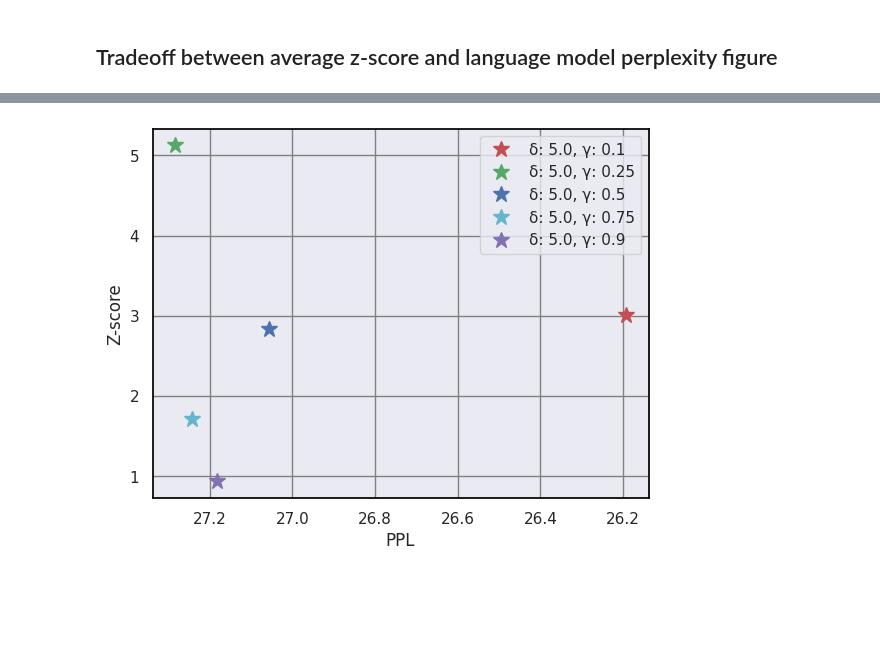
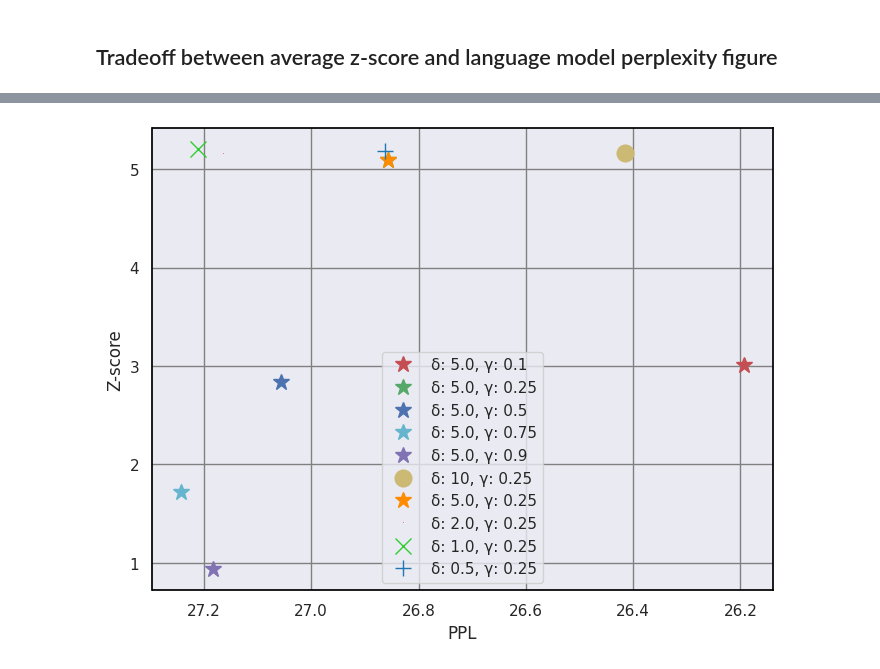
Before and after one commit to pouya-parsa/watermark_language_models, a Jupyter notebook: watermark_for_LLM.ipynb, the cells around one changed output, grey strips where cells are left out. Saved outputs shown, nothing was run; the diff lists cells and outputs as text; code cells hidden in the pictures; blank space fills up the shorter version.

```diff
--- a/watermark_for_LLM.ipynb
+++ b/watermark_for_LLM.ipynb
@@ -168,3 +147,6 @@ delta_values = [5.0]
+# %%
+gamma_values = [0.25]
+delta_values = [10, 5.0, 2.0, 1.0, 0.5]
 # %%
 from collections import defaultdict
 
@@ -189,7 +171,7 @@ def log_fit(x, y):
   y_fit = log_func(x, popt[0], popt[1])
   return y_fit
 # %%
-fig, ax = plt.subplots()
+# fig, ax = plt.subplots()
 i = 0
 colors = ['r', 'g', 'b', 'c', 'm', 'y', 'darkorange', 'hotpink', 'limegreen']
 for gamma in gamma_values:
@@ -211,7 +193,7 @@ for gamma in gamma_values:
     x = np.array(list(data_points.keys()))
     y = np.array(list(data_points.values()))
     y_log = log_fit(x, y)
-    ax.plot(data_points.keys(), y_log, label=f'δ: {delta}, γ: {gamma}', c=colors[i], antialiased=True)
+    plt.plot(data_points.keys(), y_log, label=f'δ: {delta}, γ: {gamma}', c=colors[i], antialiased=True)
     i += 1
 
 plt.xlabel("T")
@@ -235,5 +217,10 @@ gamma is 0.9 and delta is 5.0
 ## Tradeoff between average z-score and language model perplexity figure
 # %%
 from utils import get_perplexity
+# %%
+delta_gamma = [
+    (5.0, 0.1), (5.0, 0.25), (5.0, 0.5), (5.0, 0.75), (5.0, 0.9),
+    (10, 0.25), (5.0, 0.25), (2.0, 0.25), (1.0, 0.25), (0.5, 0.25)
+]
 # %%
 info = {}
@@ -267,19 +262,30 @@ gamma is 0.9 and delta is 5.0
+# %%
+import pickle
+with open("info.pickle", "wb") as f:
+  pickle.dump(info, f)
 # %%
 i = 0
-colors = ['r', 'g', 'b', 'c', 'm', 'y', 'darkorange', 'hotpink', 'limegreen']
-fig, ax = plt.subplots()
-for gamma in gamma_values:
-    for delta in delta_values:
+colors = ['r', 'g', 'b', 'c', 'm', 'y', 'darkorange', 'hotpink', 'limegreen', '#1f77b4']
+symbol = {
+    "10": "o",
+    "5.0": "r*",
+    "2.0": ",",
+    "1.0": "x",
+    "0.5": "+"
+}
+fig, ax = plt.subplots(figsize=(8,6))
+for (delta, gamma) in delta_gamma:
       data = info[f"gamma_{gamma}_delta_{delta}"]
-      ax.plot(data["ppl_score"], data["z_score"], "r*", markersize=12, label=f'δ: {delta}, γ: {gamma}', c=colors[i])
+      plt.plot(data["ppl_score"], data["z_score"], symbol[str(delta)], markersize=12, label=f'δ: {delta}, γ: {gamma}', c=colors[i])
       i += 1
+
 plt.xlabel("PPL")
 plt.ylabel("Z-score")
 plt.rcParams['axes.edgecolor'] = 'black'
 plt.rcParams['grid.color'] = 'gray'
 plt.grid(True)
 plt.legend()
 ax.xaxis.set_inverted(True)
 plt.show()
 # %% [output]
-[figure, old version]
+[figure, new version]
```
Also changed, not shown: parts of 10 cells of this notebook.
